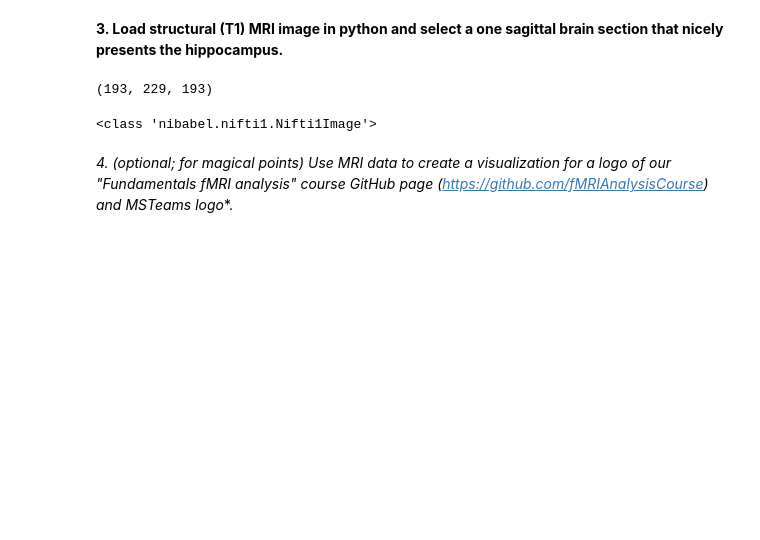
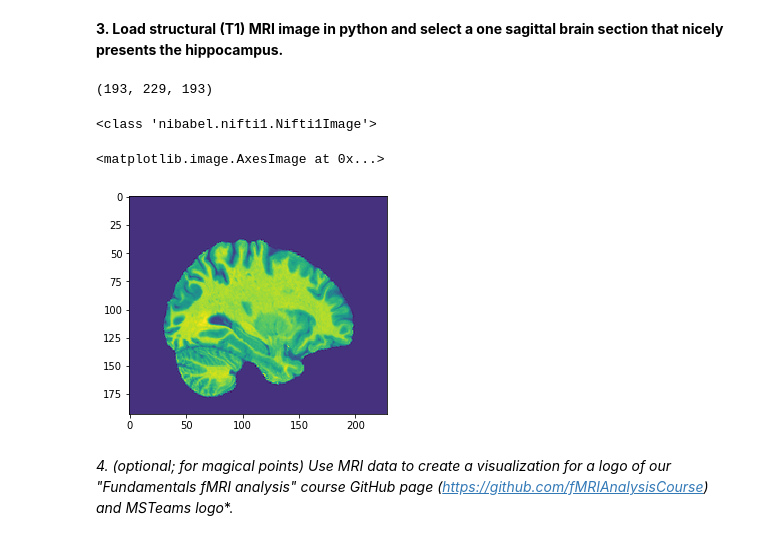
Before and after one commit to fMRIAnalysisCourse/02-homework, a Jupyter notebook: 02-fMRIDA_homework.ipynb, the cells around one changed output. Saved outputs shown, nothing was run; the diff lists cells and outputs as text; code cells hidden in the pictures; blank space fills up the shorter version.

```diff
--- a/02-fMRIDA_homework.ipynb
+++ b/02-fMRIDA_homework.ipynb
@@ -89,7 +83,7 @@ import numpy as np
 
 # Load MRI image in python (.nii file in "data" folder)
 
-mri_path = "data/sub-01_T1w_space-MNI152NLin2009cAsym_preproc.nii.gz"
+mri_path = "C:/Users/krzys/OneDrive/Pulpit/02-homework-master/data/sub-01_T1w_space-MNI152NLin2009cAsym_preproc.nii.gz"
 mri = image.load_img(mri_path)
 # %%
 # Print shape of the image
@@ -105,6 +99,12 @@ print(type(mri))
 <class 'nibabel.nifti1.Nifti1Image'>
 # %%
 # Plot sagittal section of the MRI image presenting the hippocampus
+mri_array = mri.get_fdata()
+sagittal = np.rot90(mri_array[65,:,:])
+plt.imshow(sagittal)
+# %% [output]
+<matplotlib.image.AxesImage at 0x...>
+[figure, added]
 # %% [markdown]
 **4*. (optional; for magical points) Use MRI data to create a visualization for a logo of our "Fundamentals fMRI analysis" course GitHub page (https://github.com/fMRIAnalysisCourse) and MSTeams logo**.
 # %%
```
Also changed, not shown: parts of 5 cells of this notebook.
